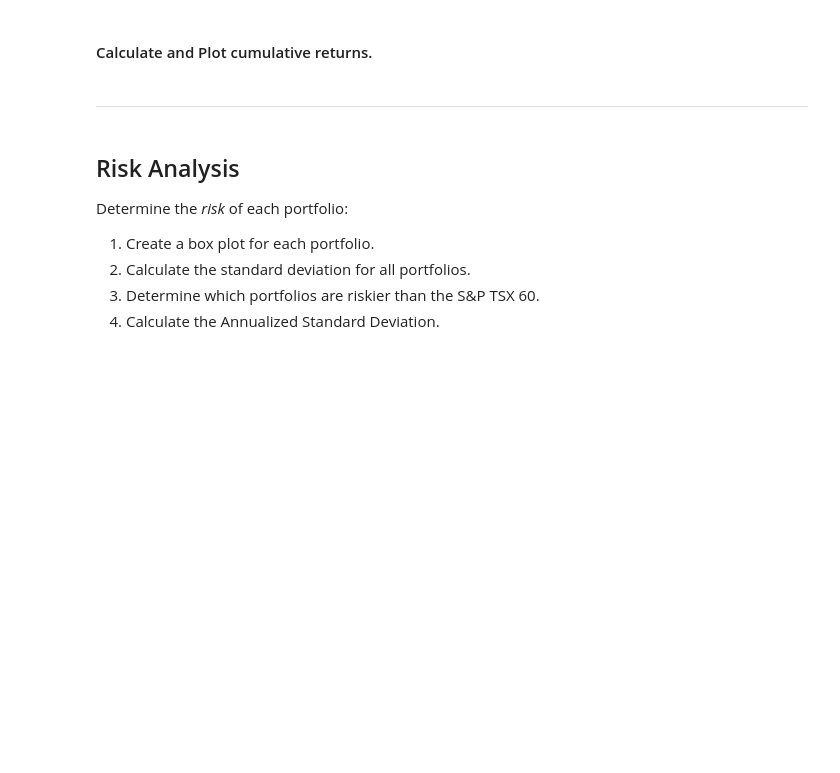
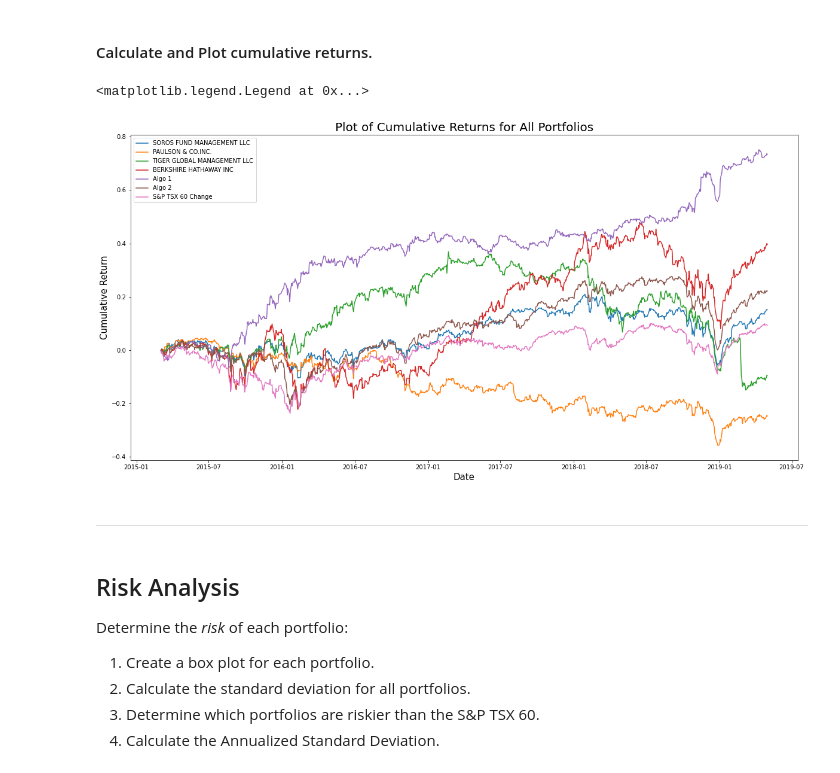
Before and after one commit to nomadic-me/Whale-Off-The-Portfolio, a Jupyter notebook: whale_analysis.ipynb, the cells around one changed output. Saved outputs shown, nothing was run; the diff lists cells and outputs as text; code cells hidden in the pictures; blank space fills up the shorter version.

```diff
--- a/whale_analysis.ipynb
+++ b/whale_analysis.ipynb
@@ -367,3 +389,29 @@ In this section, you will calculate and visualize performance and risk metrics f
+# %%
+# Calculate cumulative returns of all portfolios
+
+plt.figure(figsize=(20,10))
+for portfolio_item in portfolio_items: # Go through each portfolio
+    # Initialize List for Cumulative returns
+    cumulative_returns = []
+    # Extract daily returns information of the specified portfolio
+    portfolio_returns = df_consolidated[portfolio_item]
+    for i in range(len(portfolio_returns)): # i represents the number of elements I need to sum
+        # If we're on the first day, the cumulative return is simply 0
+        if i == 0:
+            cumulative_returns.append(0)
+        else:
+            # Else, sum up all daily returns from 0 up till the current day as today's cumulative return
+            cumulative_returns.append(sum(portfolio_returns[0:i]))
+
+# Plot cumulative returns
+    plt.plot(list(df_consolidated['Date']), cumulative_returns) # Plot the result
+plt.title('Plot of Cumulative Returns for All Portfolios', fontsize=20)
+plt.xlabel('Date', fontsize=15)
+plt.ylabel('Cumulative Return', fontsize=15)
+plt.legend(portfolio_items, loc="upper left", fontsize=10)
+# %% [output]
+<matplotlib.legend.Legend at 0x...>
+[figure, added]
 # %% [markdown]
 ---
 # %% [markdown]
```
Also changed, not shown: parts of 3 cells of this notebook.
